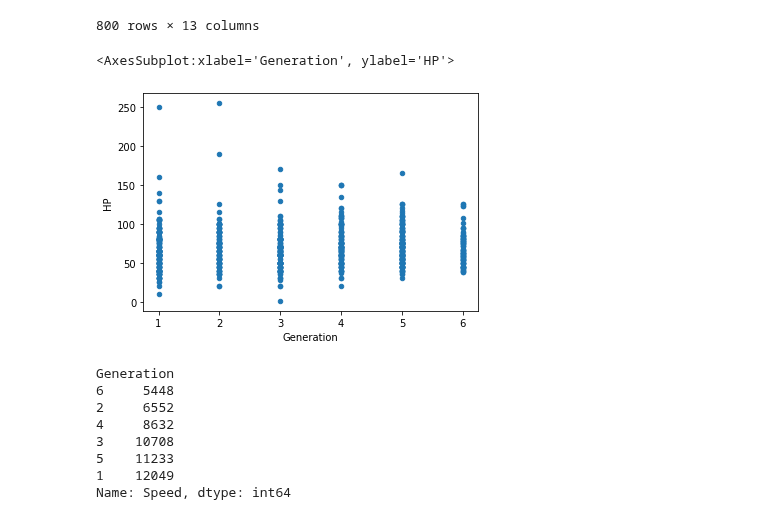
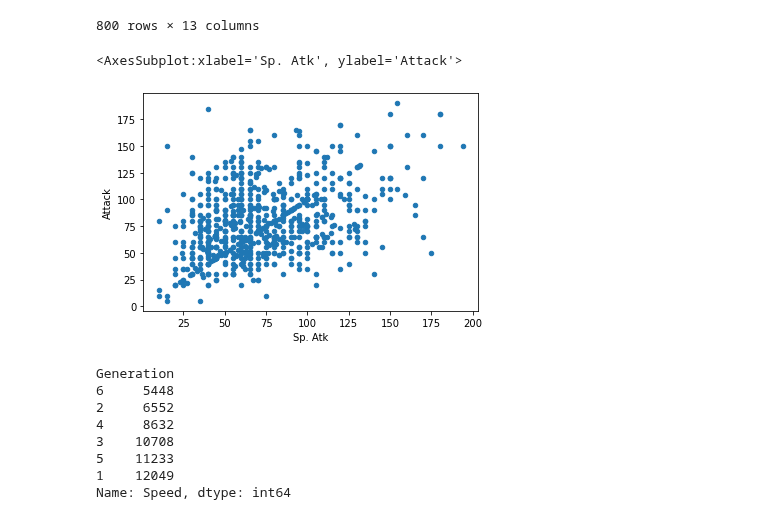
Before and after one commit to mathemaia/studies, a Jupyter notebook: Python/Jupyter/pokemon/pokemon.ipynb, the cells around one changed output. Drawn from its saved outputs; the diff is of its cells as text; code cells hidden in the pictures.

```diff
--- a/Python/Jupyter/pokemon/pokemon.ipynb
+++ b/Python/Jupyter/pokemon/pokemon.ipynb
@@ -20,10 +20,10 @@ df
 800 rows × 13 columns
 # %%
 df = pd.DataFrame(df.sort_values('Speed'))
-df.plot.scatter(x='Generation', y='HP')
+df.plot.scatter(x='Sp. Atk', y='Attack')
 # %% [output]
-<AxesSubplot:xlabel='Generation', ylabel='HP'>
+<AxesSubplot:xlabel='Sp. Atk', ylabel='Attack'>
-[figure, old version]
+[figure, new version]
 # %%
 df_gp = pd.DataFrame(df[['Generation', 'Speed']].groupby('Generation').sum().sort_values('Speed'))
 df_gp['Speed']
```
Also changed, not shown: 1 other file.
